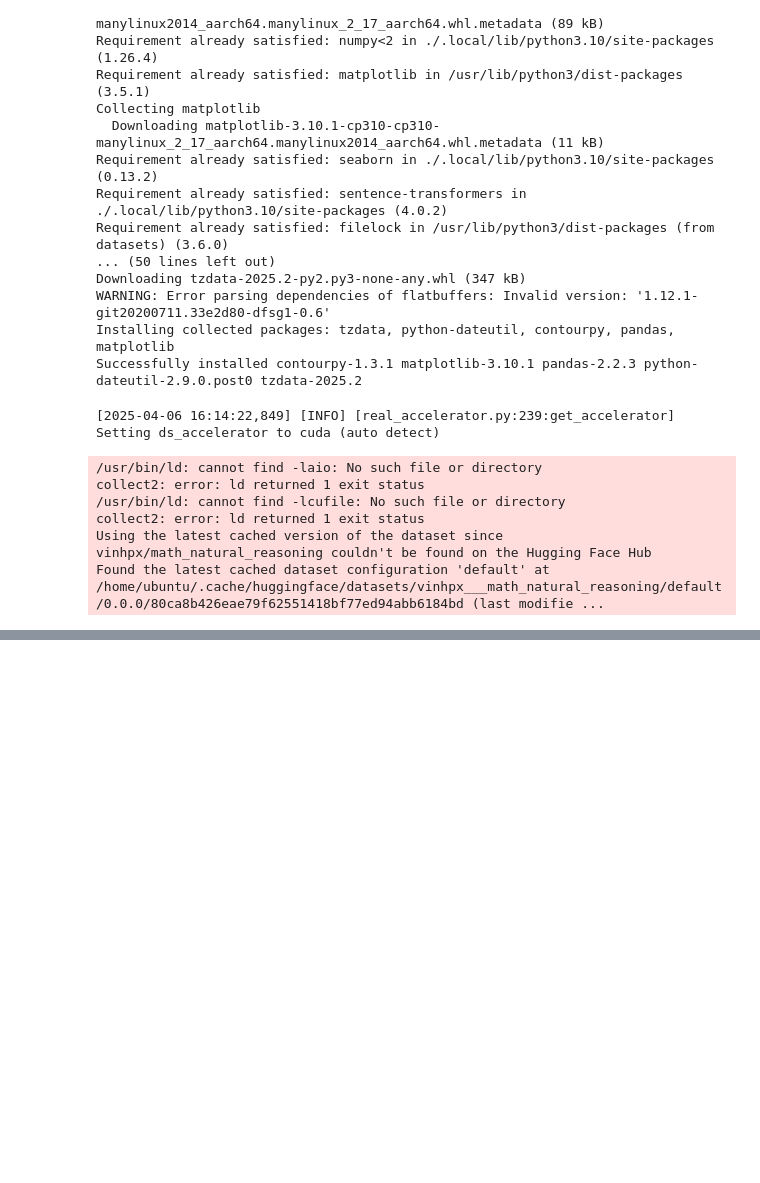
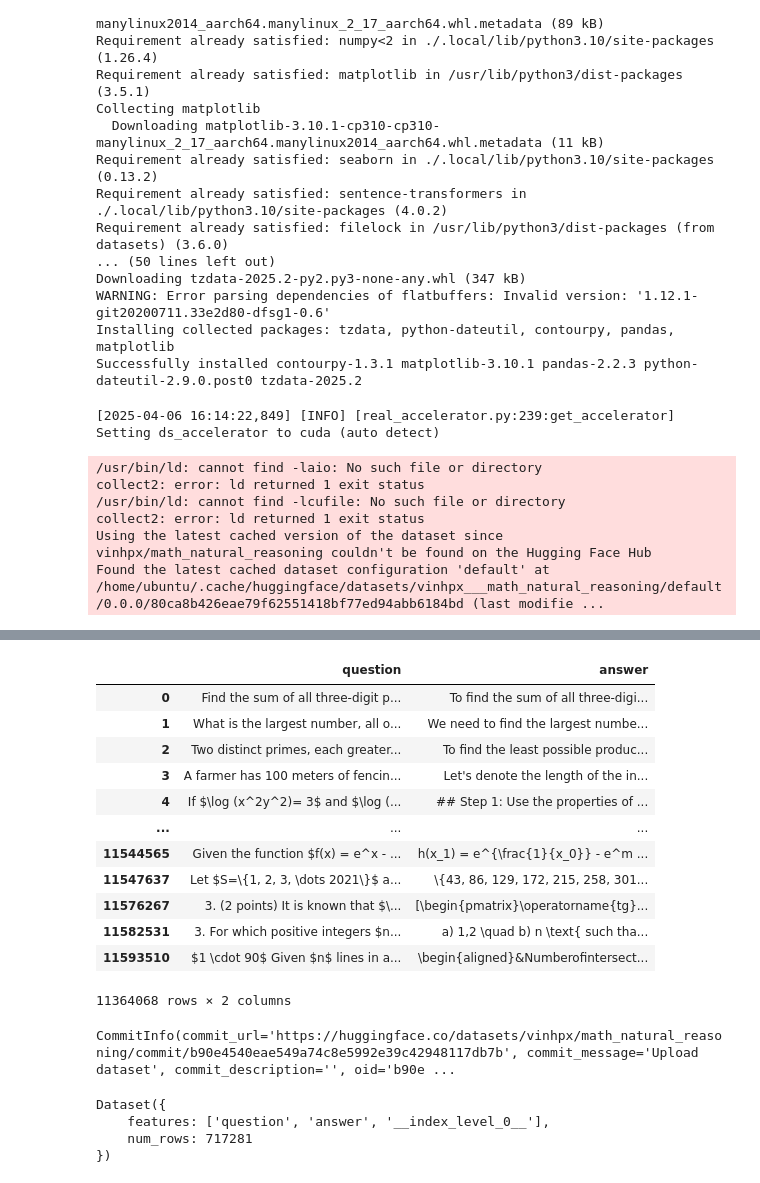
Before and after one commit to xuanvinh1997/qwen-fp8, a Jupyter notebook: dataset.ipynb, the cells around one changed output, grey strips where cells are left out. Drawn from its saved outputs; the diff is of its cells as text; code cells hidden in the pictures; blank space fills up the shorter version.

```diff
--- a/dataset.ipynb
+++ b/dataset.ipynb
@@ -163,0 +245,33 @@ Found the latest cached dataset configuration 'default' at /home/ubuntu/.cache/h
+# %%
+# filter output if answer length < 10
+def filter_answer_length(example):
+    return len(example["answer"]) >= 200
+
+filtered_df = df[df.apply(filter_answer_length, axis=1)]
+# %%
+filtered_df
+# %% [output]
+|  | question | answer |
+| 0 | Find the sum of all three-digit p... | To find the sum of all three-digi... |
+| 1 | What is the largest number, all o... | We need to find the largest numbe... |
+| 2 | Two distinct primes, each greater... | To find the least possible produc... |
+| 3 | A farmer has 100 meters of fencin... | Let's denote the length of the in... |
+| 4 | If $\log (x^2y^2)= 3$ and $\log (... | ## Step 1: Use the properties of ... |
+| ... | ... | ... |
+| 11544565 | Given the function $f(x) = e^x - ... | h(x_1) = e^{\frac{1}{x_0}} - e^m ... |
+| 11547637 | Let $S=\{1, 2, 3, \dots 2021\}$ a... | \{43, 86, 129, 172, 215, 258, 301... |
+| 11576267 | 3. (2 points) It is known that $\... | [\begin{pmatrix}\operatorname{tg}... |
+| 11582531 | 3. For which positive integers $n... | a) 1,2 \quad b) n \text{ such tha... |
+| 11593510 | $1 \cdot 90$ Given $n$ lines in a... | \begin{aligned}&Numberofintersect... |
+11364068 rows × 2 columns
+# %%
+cleaned_dataset.push_to_hub("vinhpx/math_natural_reasoning")
+# %% [output]
+CommitInfo(commit_url='https://huggingface.co/datasets/vinhpx/math_natural_reasoning/commit/b90e4540eae549a74c8e5992e39c42948117db7b', commit_message='Upload dataset', commit_description='', oid='b90e ...
+# %%
+cleaned_dataset
+# %% [output]
+Dataset({
+    features: ['question', 'answer', '__index_level_0__'],
+    num_rows: 717281
+})
```
Also changed, not shown: parts of 15 cells of this notebook, 2 other files.
